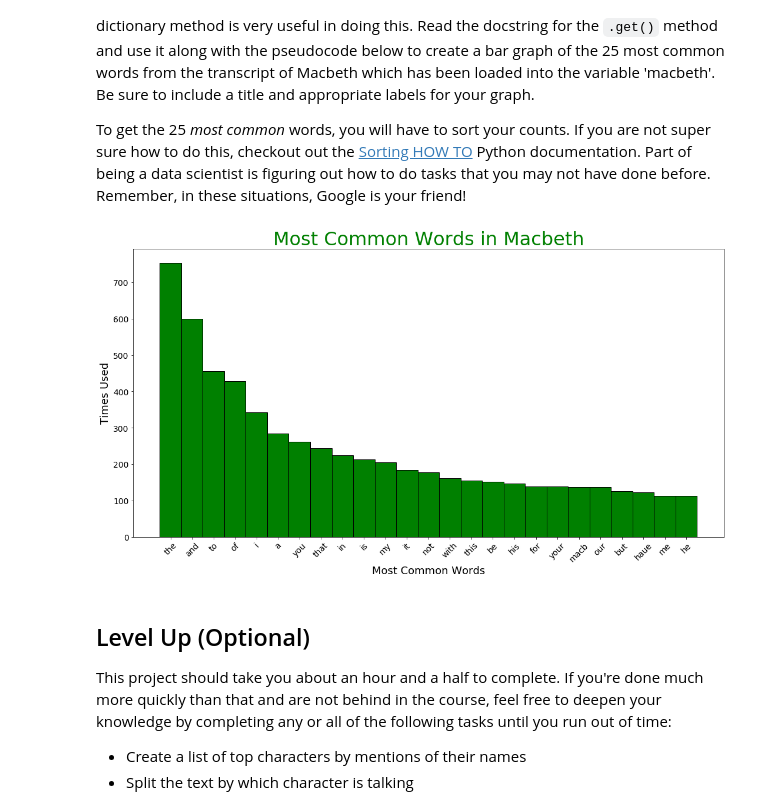
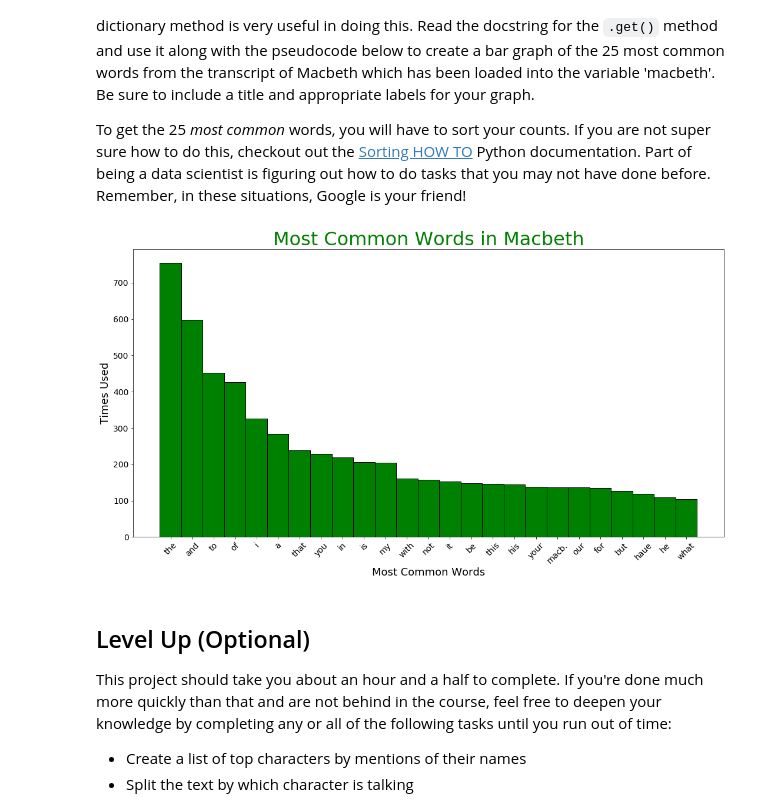
Before and after one commit to cwf231/dsc-analyzing-macbeth-project-v2-1-onl01-dtsc-pt-041320, a Jupyter notebook: index.ipynb, the cells around one changed output. Saved outputs shown, nothing was run; the diff lists cells and outputs as text; code cells hidden in the pictures.

```diff
--- a/index.ipynb
+++ b/index.ipynb
@@ -56,36 +58,36 @@ import matplotlib.pyplot as plt
 # Split the transcript into words
 macbeth_split = macbeth.split()
 
 # Create a dictionary
 word_count = dict()
 
 # Iterate through the text of Macbeth
 for word in macbeth_split:
     # Update word counts
-    word = word.replace('.', '').replace(',', '').replace(':', '').replace(';', '')
-    word_count[word.lower()] = word_count.get(word.lower(), 0) + 1
+    word = word.lower()
+    word_count[word] = word_count.get(word, 0) + 1
 
 # Sort words by counts in descending order
 word_tups = [(word, count) for word, count in word_count.items()]
 word_tups.sort(key=lambda x: x[1], reverse=True)
 
 # Create Bar Graph
 top_25 = word_tups[:25]
 xvalues = [word for word, count in top_25]
 yvalues = [count for word, count in top_25]
 
 plt.figure(figsize=(18, 9))
 plt.bar(xvalues, yvalues, width=1, color='green', edgecolor='black')
 
 # Include descriptive titles and labels
 plt.xlabel('Most Common Words', fontdict={'fontsize': 18})
 plt.ylabel('Times Used', fontdict={'fontsize': 18})
 plt.title('Most Common Words in Macbeth', fontdict={'fontsize': 32}, color='green')
 plt.xticks(fontsize=14, rotation=45)
 plt.yticks(fontsize=14)
 plt.show()
 # %% [output]
-[figure, old version]
+[figure, new version]
 # %% [markdown]
 ## Level Up (Optional)
 This project should take you about an hour and a half to complete. If you're done much more quickly than that and are not behind in the course, feel free to deepen your knowledge by completing any or all of the following tasks until you run out of time:
```
Also changed, not shown: parts of 8 cells of this notebook.
